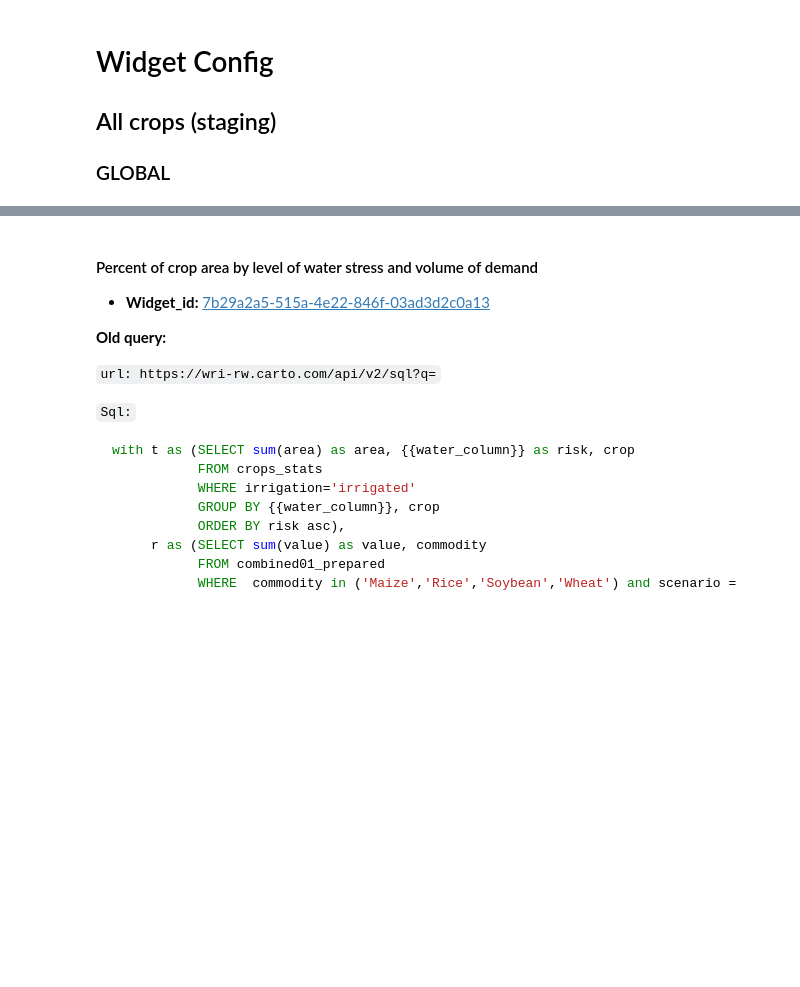
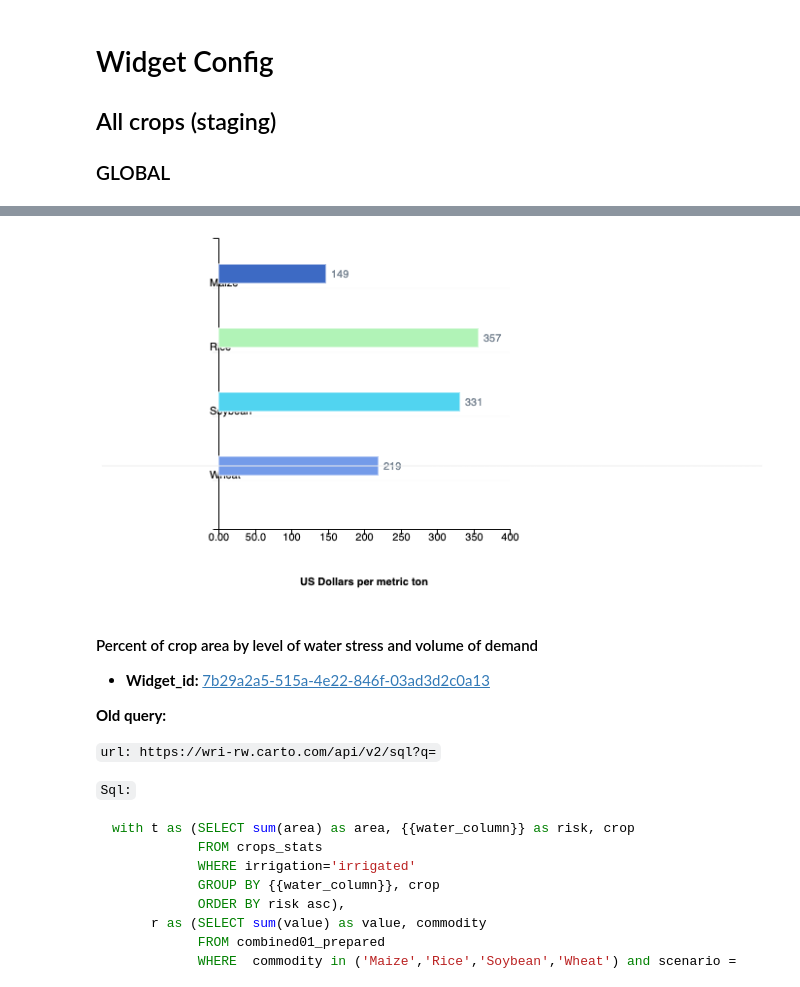
Before and after one commit to resource-watch/notebooks, a Jupyter notebook: Aqueduct/lab/AQ_1_V3_Widget_definition.ipynb, the cells around one changed output, grey strips where cells are left out. Drawn from its saved outputs; the diff is of its cells as text; code cells hidden in the pictures; blank space fills up the shorter version.

Commit message:
updated certain queries for AQ food

````diff
--- a/Aqueduct/lab/AQ_1_V3_Widget_definition.ipynb
+++ b/Aqueduct/lab/AQ_1_V3_Widget_definition.ipynb
@@ -59,0 +94,18 @@ def visualizeWidget(widgetId):
+# %%
+def displayAQfwinfo(name, widgetID, sqlOld, confOld, sqlNew, confNew, visualize=True):
+    display(Markdown(f'#### {name}'))
+    display(Markdown(f'**Widget ID**: [{widgetID}]({envUrl}/v1/widget/{widgetID})  '))
+    display(Markdown('**Old query:**'))
+    display(Markdown(f""">```sql
+    {sqlOld} ``` """))
+    display(Markdown(f""">```JSON
+    {json.dumps(confOld, indent=2)}``` """))
+    getData(sqlOld, confOld, testscenario)
+    display(Markdown('**New query:**'))
+    display(Markdown(f""">```sql
+    {sqlNew} ``` """))
+    display(Markdown(f""">```JSON
+    {json.dumps(confNew, indent=2)} ``` """))
+    getData(sqlNew, confNew, testscenario)
+    if visualize:
+        visualizeWidget(widgetID, confNew, testscenario)
@@ -459,0 +635,80 @@ df[df['year'] == 2014]
+# %%
+sqlOld = """
+with t as (SELECT sum(area) as area, {{water_column}} as risk, crop
+           FROM crops_stats
+           WHERE irrigation='irrigated'
+           GROUP BY {{water_column}}, crop
+           ORDER BY risk asc),
+     r as (SELECT sum(value) as value, commodity
+           FROM combined01_prepared
+           WHERE  commodity in ('Maize','Rice','Soybean','Wheat') and scenario = 'SSP2-MIRO' and region='World' and year='{{year}}'
+                  and impactparameter='Food Demand'
+           GROUP BY commodity),
+     d as (SELECT value, commodity
+           FROM r )
+
+SELECT crop, risk,value, (area*100/sum(area) over(partition by crop)) area_perc
+FROM d
+INNER JOIN t on lower(commodity)=crop
+ORDER BY risk asc, crop asc
+"""
+confOld = json.loads("""
+    {"params_config": [
+    {
+        "required": true,
+        "sufix": "l",
+        "key": "water_column"
+    },
+    {
+        "required": true,
+        "key": "year"
+    },
+    {
+        "required": true,
+        "key": "iso"
+    }
+]
+}
+""")
+sqlNew = """
+    with t as (SELECT sum(area) as area, initcap(split_part(risk, ' (', 1)) as risk, crop
+           FROM crops_risk_stats
+           WHERE indicator='water_stress' and irrigation='irrigated' and crop in ('maize','rice','soybean','wheat') and year = {{year}}
+           GROUP BY risk, crop),
+     r as (SELECT sum(value) as value, commodity
+           FROM combined01_prepared
+           WHERE  commodity in ('Maize','Rice','Soybean','Wheat') and scenario = 'SSP2-MIRO' and region='World' and year = {{year}}
+                  and impactparameter='Food Demand'
+           GROUP BY commodity),
+     d as (SELECT value, commodity
+           FROM r )
+
+SELECT crop, value, (area*100/sum(area) over(partition by crop)) area_perc,
+       CASE when risk IN ('No Data') then '1.No Data'
+            when risk IN ('Low') then '2.Low'
+            when risk IN ('Low - Medium') then '3.Low-Mid'
+            when risk IN ('Low-Medium') then '3.Low-Mid'
+            when risk IN ('Medium - High') then '4.Mid-High'
+            when risk IN ('Medium-High') then '4.Mid-High'
+            when risk IN ('High') then '5.High'
+            when risk IN ('Extremely High') then '6.Extremely High'
+        END as risk
+FROM d
+INNER JOIN t on lower(commodity)=crop
+ORDER BY risk asc, crop asc
+"""
+confNew = json.loads("""
+    {"sql_config": [
+    {
+        "key": "where",
+        "key_params": [
+            {
+                "key": "year",
+                "required": true
+            }
+        ]
+    }
+]}
+""")
+displayAQfwinfo('Percent of crop area by level of water stress and volume of demand', '7b29a2a5-515a-4e22-846f-03ad3d2c0a13', sqlOld, confOld, sqlNew, confNew)
+# %% [output]
@@ -460,3 +778,4 @@ df[df['year'] == 2014]
+[figure, added]
 # %% [markdown]
 #### Percent of crop area by level of water stress and volume of demand
 * **Widget_id:** [7b29a2a5-515a-4e22-846f-03ad3d2c0a13](https://staging-api.globalforestwatch.org/v1/widget/7b29a2a5-515a-4e22-846f-03ad3d2c0a13)
````
Also changed, not shown: parts of 21 cells of this notebook, 1 other file.
